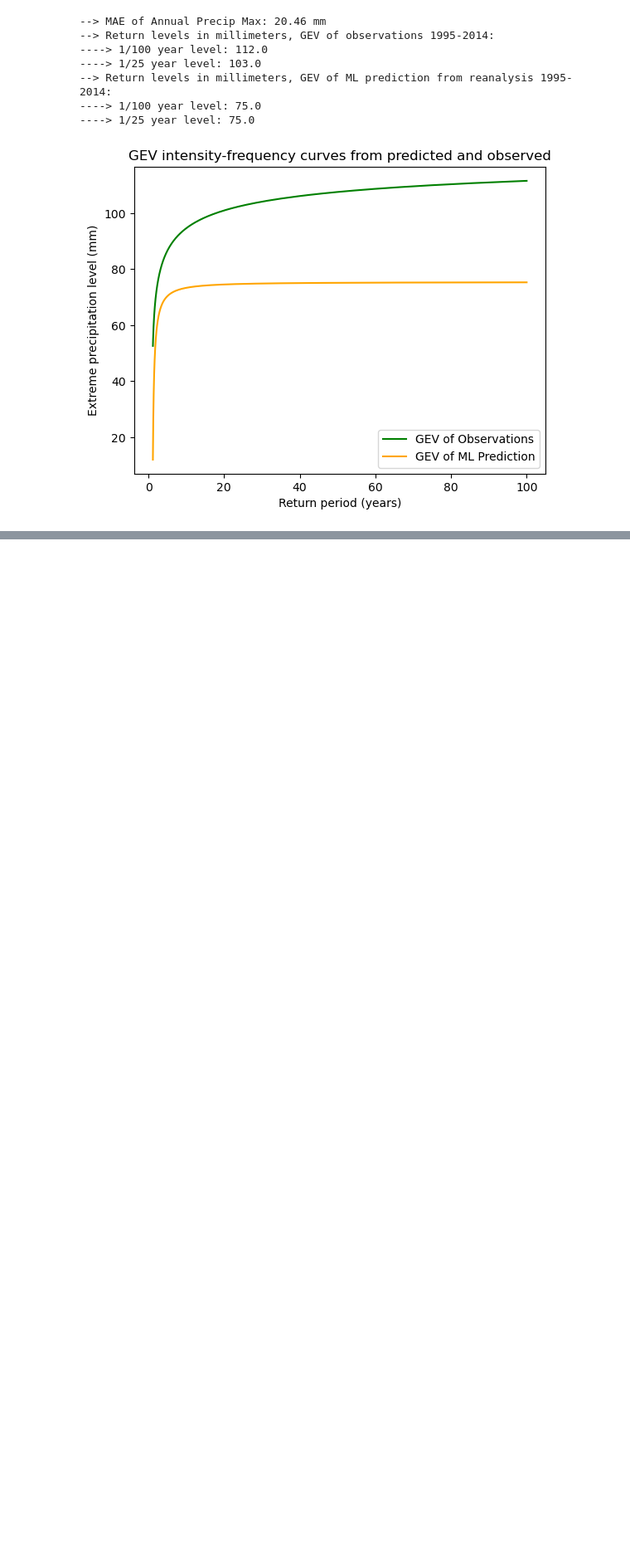
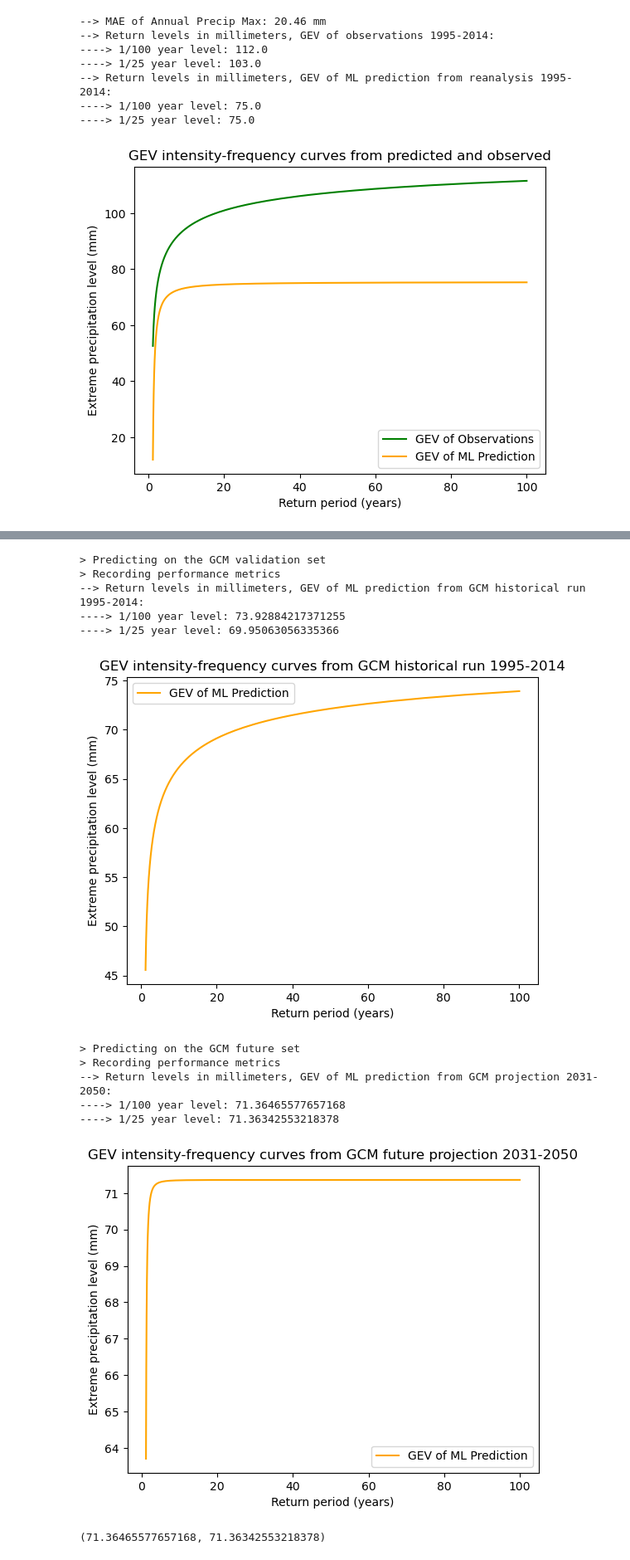
Before and after one commit to augustposch/IDEEA_2025mar, a Jupyter notebook: notebooks/machine_learning.ipynb, the cells around one changed output, grey strips where cells are left out. Shown: that part at 83% size. Drawn from its saved outputs; the diff is of its cells as text; code cells hidden in the pictures; blank space fills up the shorter version.

Commit message:
predictions on climate model projections

```diff
--- a/notebooks/machine_learning.ipynb
+++ b/notebooks/machine_learning.ipynb
@@ -16,8 +16,8 @@ parameters = {
     'y_train': '../data/ML_ready/gba_livneh_unsplit_1975_1994.npy',
     'X_val_rean': '../data/ML_ready/boston_ERA5_1995_2014.npy',
     'y_val': '../data/ML_ready/gba_livneh_unsplit_1995_2014.npy',
-    'X_val_gcm': '../data/ML_ready/bos_CESM2_val.npy',
-    'X_fut_gcm': '../data/ML_ready/bos_CESM2_fut.npy'
+    'X_val_gcm': '../data/ML_ready/boston_CESM2-001_1995_2014.npy',
+    'X_fut_gcm': '../data/ML_ready/boston_CESM2-001_2031_2050.npy'
 }
 # %%
 import xarray as xr
@@ -32,6 +32,8 @@ X_train_rean = np.load(parameters['X_train_rean'], allow_pickle=True)
 y_train = np.load(parameters['y_train'], allow_pickle=True)
 X_val_rean = np.load(parameters['X_val_rean'], allow_pickle=True)
 y_val = np.load(parameters['y_val'], allow_pickle=True)
+X_val_gcm = np.load(parameters['X_val_gcm'], allow_pickle=True)
+X_fut_gcm = np.load(parameters['X_fut_gcm'], allow_pickle=True)
 # %% [markdown]
 Define all the hyperparameterizations we will search over.
 # %%
@@ -244,14 +246,16 @@ Under development: predictions from climate model data.
+# %%
+model = pickle.load(open('../trained_models/best_model.pkl', 'rb'))
 # %%
-def predict_gcm(model, X_val_gcm, X_fut_gcm):
+def visualize_performance_gcm(model, X_val_gcm, X_fut_gcm):
 
     # GCM VAL SET
     print('> Predicting on the GCM validation set')
     gcm_val_pred = model.predict(X_val_gcm)
     print('> Recording performance metrics')
 
-    # Calculate Annual Precipitation Maxima 1995-2014
+    # Calculate Annual Precipitation Maxima
     gcm_val_pred_apm = []
-    dpy = [365,366,365,365]*5 # days per year 1995 to 2014
+    dpy = [365]*20 # model days per year - always 365
     for year in range(20):
         idx_yearstart = sum(dpy[:year])
         idx_nextyearstart = sum(dpy[:year+1])
@@ -265,6 +269,17 @@ def predict_gcm(model, X_val_gcm, X_fut_gcm):
     print('----> 1/100 year level:', one_pct_level_gcm_val_pred)
     print('----> 1/25 year level:', four_pct_level_gcm_val_pred)
 
+    # Plot that curve
+    pp = np.linspace(1/100, 0.85, 500)
+    xx = 1/pp
+    yy = gev.isf(pp, shape, loc, scale)
+    plt.plot(xx, yy, color='orange', label='GEV of ML Prediction')
+    plt.ylabel('Extreme precipitation level (mm)')
+    plt.xlabel('Return period (years)')
+    plt.title(f'GEV intensity-frequency curves from GCM historical run 1995-2014')
+    plt.legend()
+    plt.savefig('../figures/GEV_GCM_historical.png')
+    plt.show()
 
 
     # GCM FUTURE SET
@@ -274,7 +289,7 @@ def predict_gcm(model, X_val_gcm, X_fut_gcm):
 
     # Calculate Annual Precipitation Maxima 2031-2050
     gcm_fut_pred_apm = []
-    dpy = [365,366,365,365]*5 # days per year 2031 to 2050
+    dpy = [365]*20 # model days per year - always 365
     for year in range(20):
         idx_yearstart = sum(dpy[:year])
         idx_nextyearstart = sum(dpy[:year+1])
@@ -288,4 +303,32 @@ def predict_gcm(model, X_val_gcm, X_fut_gcm):
     print('----> 1/100 year level:', one_pct_level_gcm_fut_pred)
     print('----> 1/25 year level:', four_pct_level_gcm_fut_pred)
 
+    # Plot that curve
+    pp = np.linspace(1/100, 0.85, 500)
+    xx = 1/pp
+    yy = gev.isf(pp, shape, loc, scale)
+    plt.plot(xx, yy, color='orange', label='GEV of ML Prediction')
+    plt.ylabel('Extreme precipitation level (mm)')
+    plt.xlabel('Return period (years)')
+    plt.title(f'GEV intensity-frequency curves from GCM future projection 2031-2050')
+    plt.legend()
+    plt.savefig('../figures/GEV_GCM_future.png')
+    plt.show()
+
     return one_pct_level_gcm_fut_pred, four_pct_level_gcm_fut_pred
+# %%
+visualize_performance_gcm(model, X_val_gcm, X_fut_gcm)
+# %% [output]
+> Predicting on the GCM validation set
+> Recording performance metrics
+--> Return levels in millimeters, GEV of ML prediction from GCM historical run 1995-2014:
+----> 1/100 year level: 73.92884217371255
+----> 1/25 year level: 69.95063056335366
+[figure, added]
+> Predicting on the GCM future set
+> Recording performance metrics
+--> Return levels in millimeters, GEV of ML prediction from GCM projection 2031-2050:
+----> 1/100 year level: 71.36465577657168
+----> 1/25 year level: 71.36342553218378
+[figure, added]
+(71.36465577657168, 71.36342553218378)
```
Also changed, not shown: parts of 5 cells of this notebook, 2 other files.
